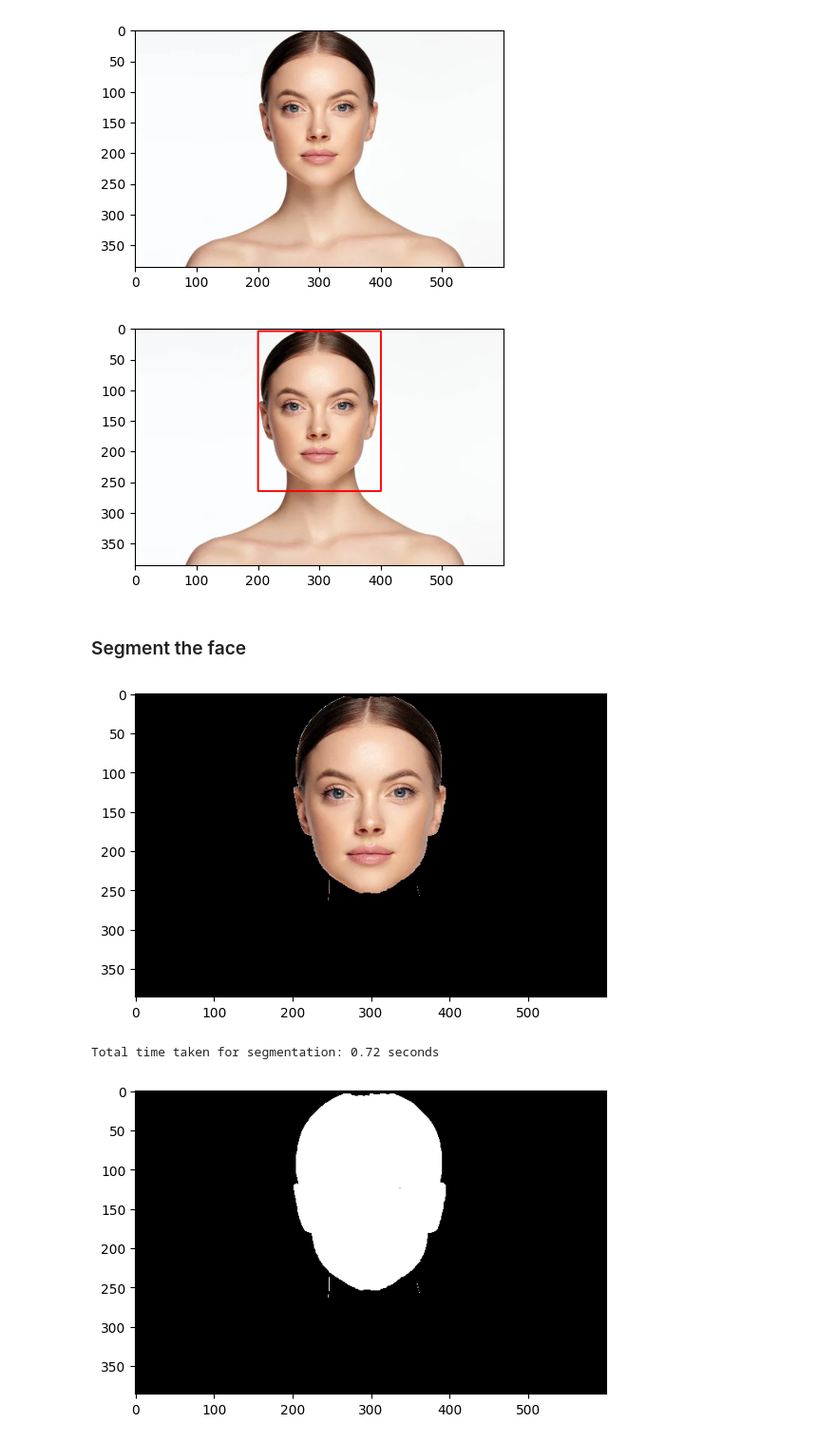
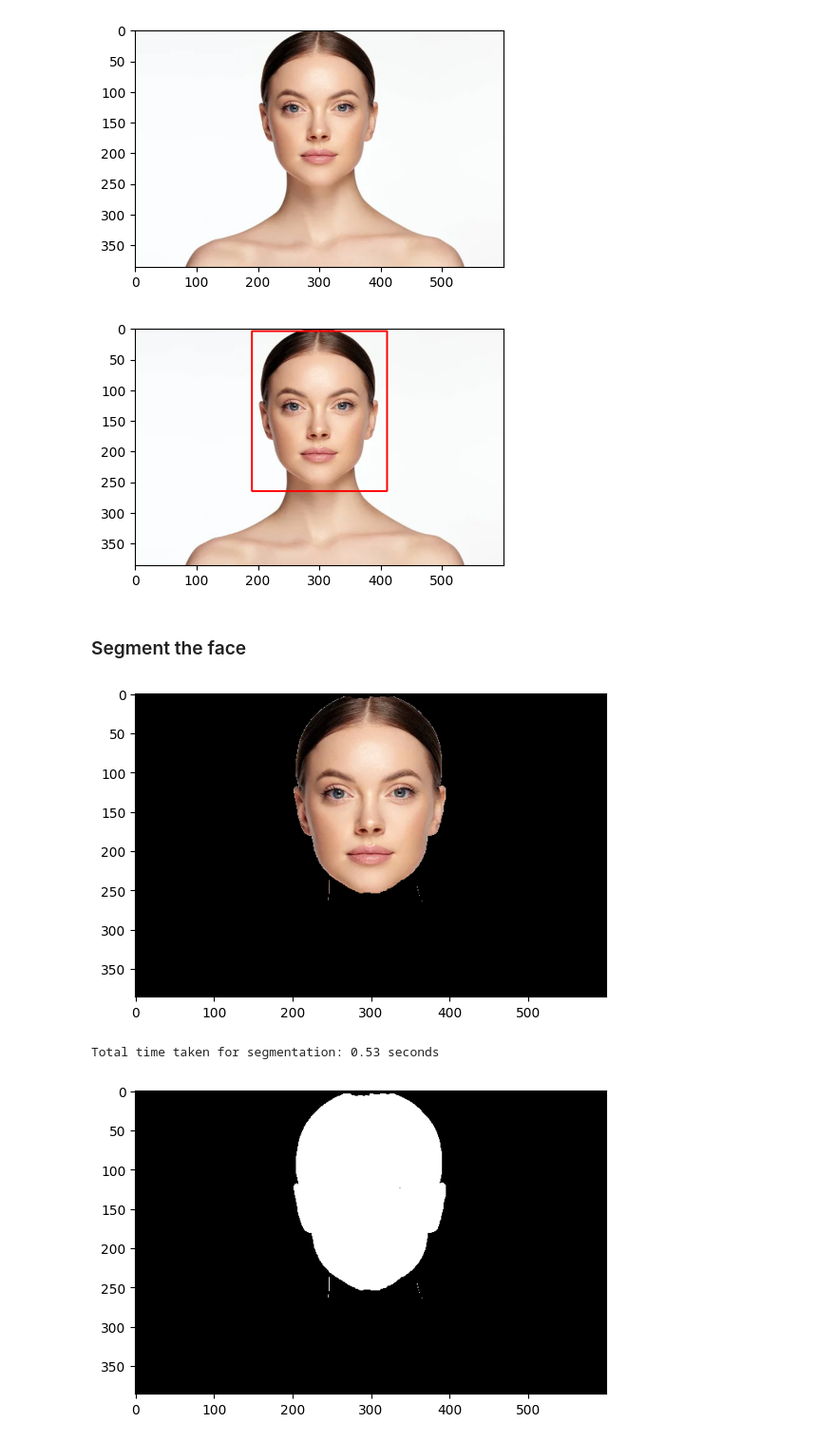
Before and after one commit to bhavberi/Face-Augmentation, a Jupyter notebook: src/face.ipynb, the cells around one changed output. Shown at 95% size. Cells and saved outputs as stored; diff of their text form; code cells hidden in the pictures.

```diff
--- a/src/face.ipynb
+++ b/src/face.ipynb
@@ -17,15 +17,15 @@ plt.show()
 # %%
 detector = cv2.CascadeClassifier("../data/haarcascade_frontalface_default.xml")
 results = detector.detectMultiScale(face, 1.3, 5)
 face_copy = np.copy(face)
 for (x, y, w, h) in results:
-    cv2.rectangle(face_copy, (x, y-40), (x+w, y+h+20), (255, 0, 0), 2)
+    cv2.rectangle(face_copy, (x-10, y-40), (x+w+10, y+h+20), (255, 0, 0), 2)
 
 plt.figure(figsize=(5, 5))
 plt.imshow(face_copy)
 plt.show()
 # %% [output]
-[figure, old version]
+[figure, new version]
 # %% [markdown]
 ### Segment the face
 # %%
@@ -36,7 +36,7 @@ fgModel = np.zeros((1, 65), np.float64)
 
 mask = np.zeros(face.shape[:2], np.uint8)
 
-rect = (results[0][0], results[0][1]-40, results[0][2], results[0][3]+60)
+rect = (results[0][0]-10, results[0][1]-40, results[0][2]+10, results[0][3]+60)
 face_copy = np.copy(face)
 cv2.grabCut(face_copy, mask, rect, bgModel, fgModel, 5, cv2.GC_INIT_WITH_RECT)
 mask2 = np.where((mask==2)|(mask==0), 0, 1).astype('uint8')
@@ -49,7 +49,7 @@ et = time.time()
 print(f"Total time taken for segmentation: {et-st:.2f} seconds")
 # %% [output]
 [figure]
-Total time taken for segmentation: 0.72 seconds
+Total time taken for segmentation: 0.53 seconds
 # %%
 # display face mask
 plt.imshow(mask2, cmap='gray')
```
Also changed, not shown: parts of 1 cell of this notebook, 2 other files.
